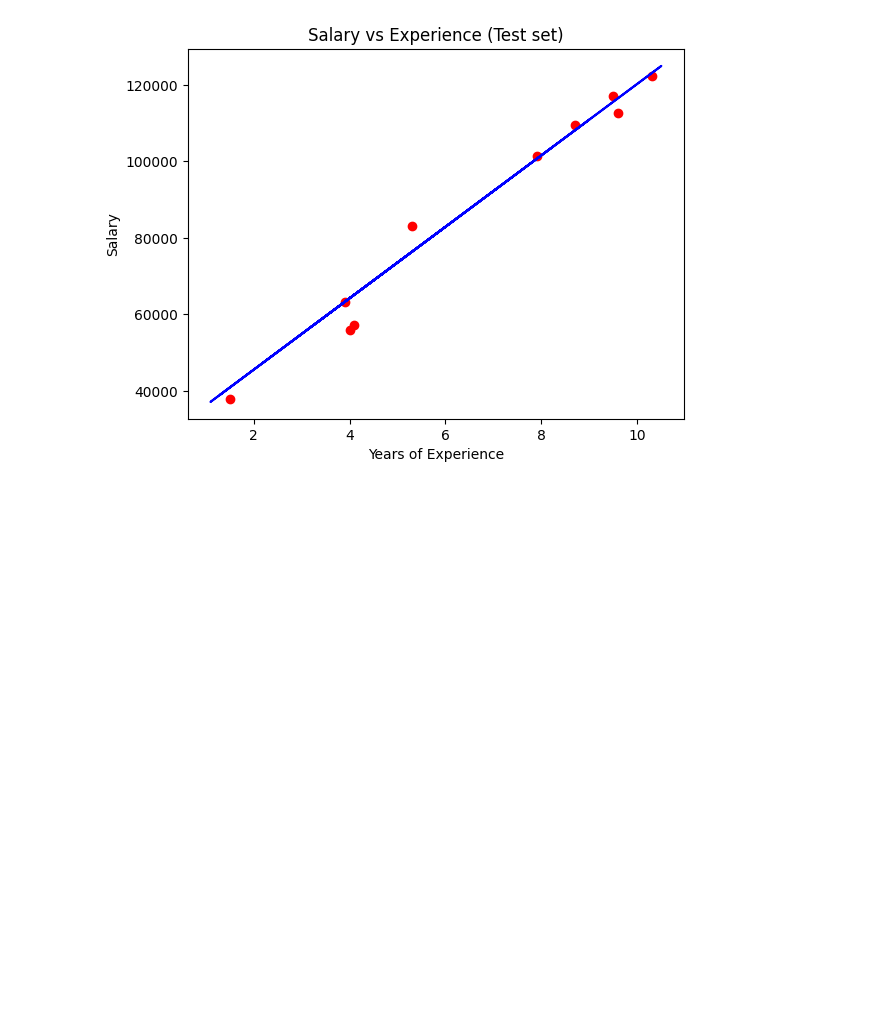
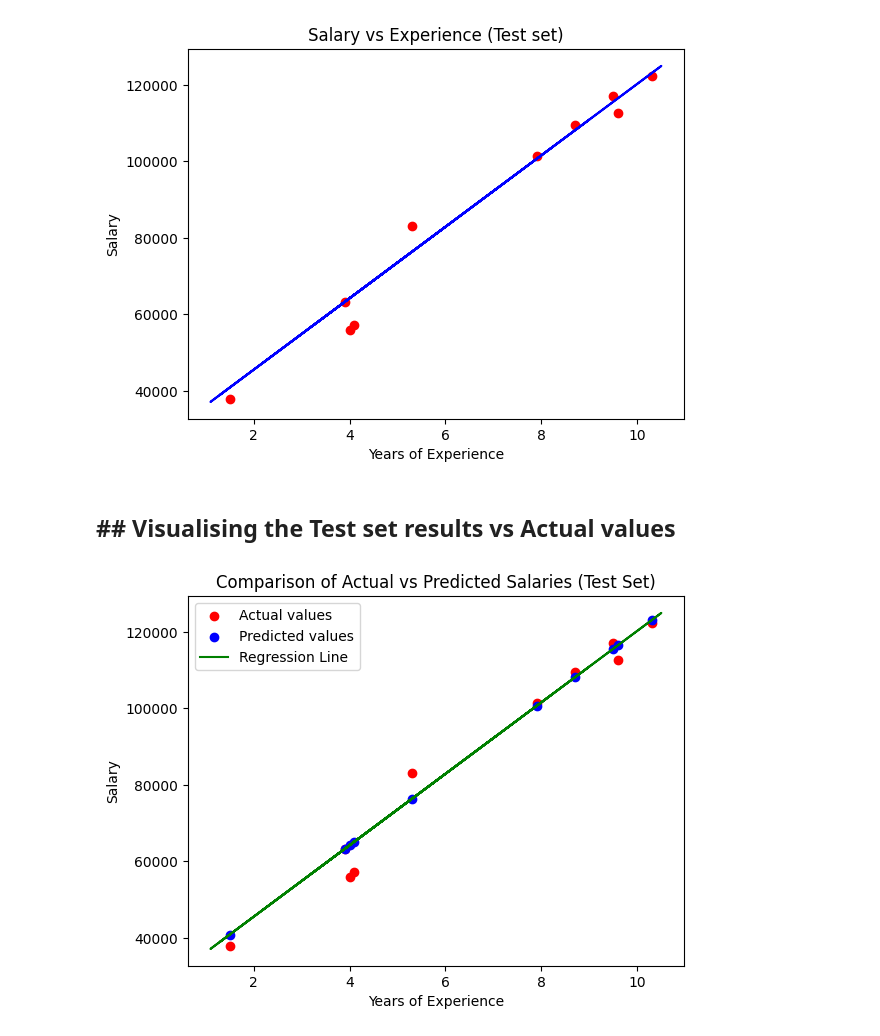
Before and after one commit to manhpham90vn/learn_ai, a Jupyter notebook: simple_linear_regression.ipynb, the cells around one changed output. Drawn from its saved outputs; the diff is of its cells as text; code cells hidden in the pictures; blank space fills up the shorter version.

```diff
--- a/simple_linear_regression.ipynb
+++ b/simple_linear_regression.ipynb
@@ -51,3 +51,16 @@ plt.ylabel('Salary')
 plt.show()
 # %% [output]
 [figure]
+# %% [markdown]
+## ## Visualising the Test set results vs Actual values
+# %%
+plt.scatter(X_test, y_test, color='red', label='Actual values')
+plt.scatter(X_test, y_pred, color='blue', label='Predicted values')
+plt.plot(X_train, regressor.predict(X_train), color='green', label='Regression Line')
+plt.title('Comparison of Actual vs Predicted Salaries (Test Set)')
+plt.xlabel('Years of Experience')
+plt.ylabel('Salary')
+plt.legend()
+plt.show()
+# %% [output]
+[figure, added]
```
Also changed, not shown: 1 other file.
